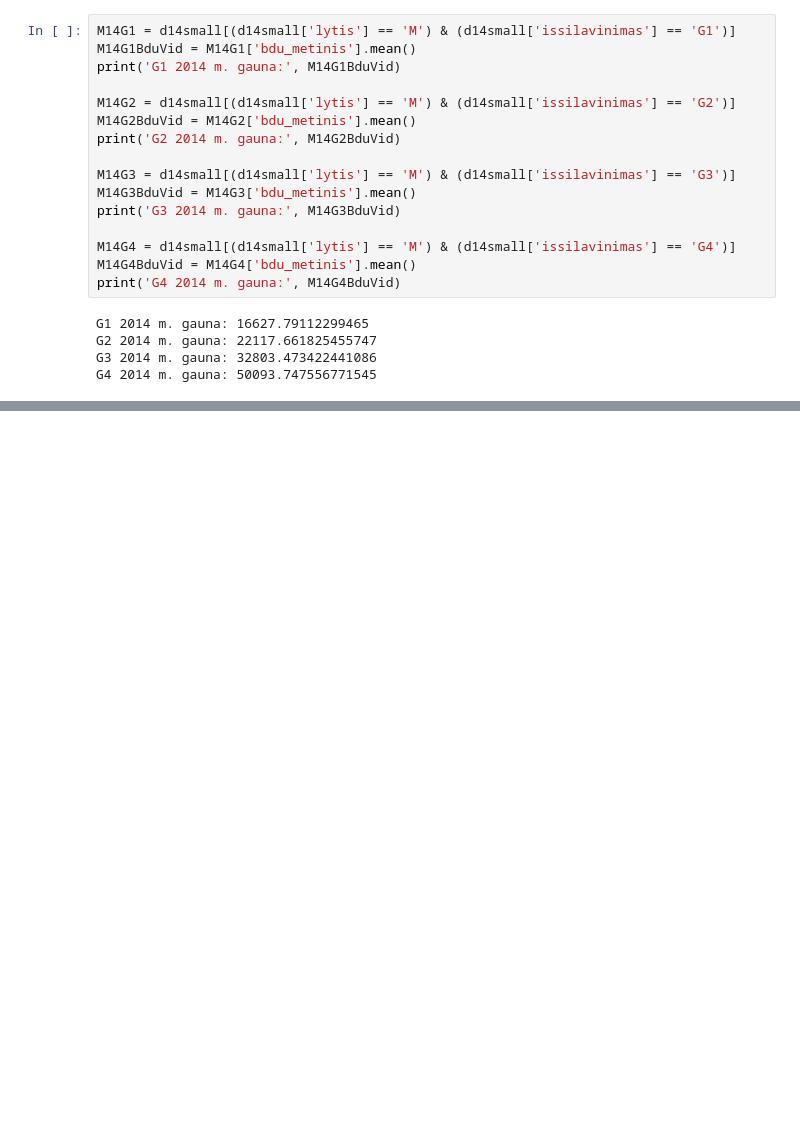
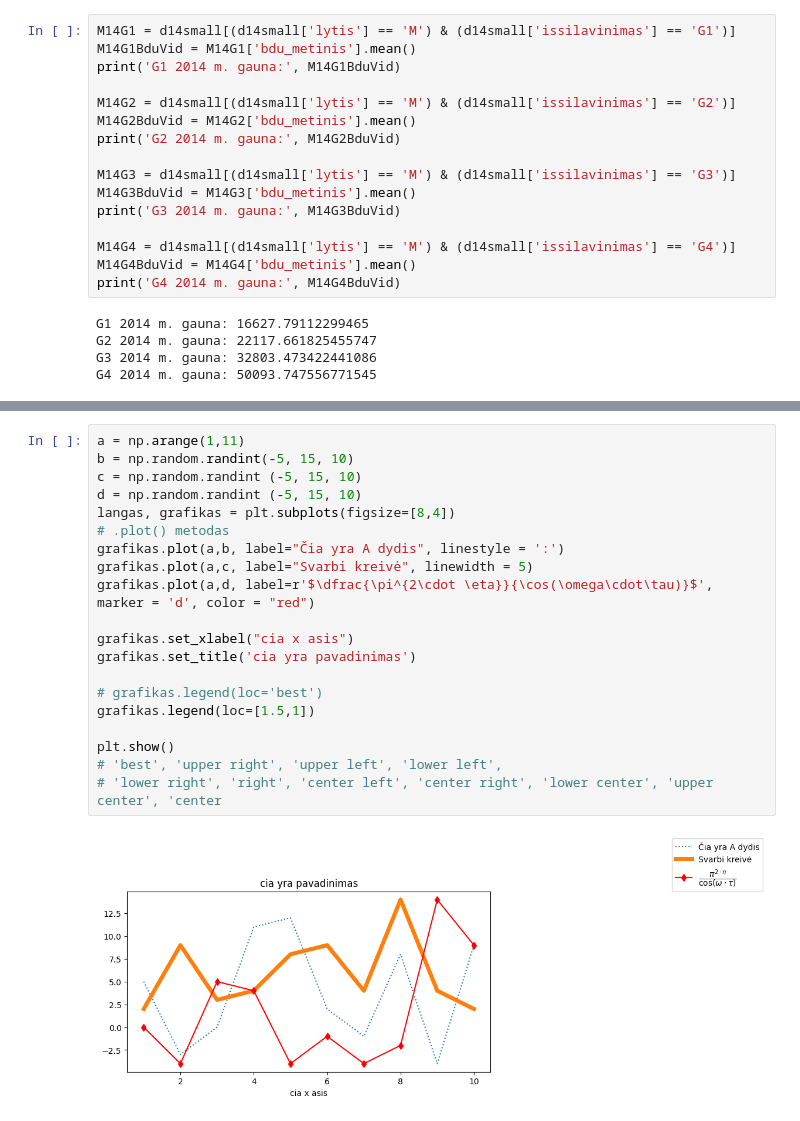
Before and after one commit to Vatakill/JupyterNotebooksR, a Jupyter notebook: pandos.ipynb, the cells around one changed output, grey strips where cells are left out. Saved outputs shown, nothing was run; the diff lists cells and outputs as text; blank space fills up the shorter version.

```diff
--- a/pandos.ipynb
+++ b/pandos.ipynb
@@ -228,0 +522,22 @@ G4 2014 m. gauna: 50093.747556771545
+# %%
+a = np.arange(1,11)
+b = np.random.randint(-5, 15, 10)
+c = np.random.randint (-5, 15, 10)
+d = np.random.randint (-5, 15, 10)
+langas, grafikas = plt.subplots(figsize=[8,4])
+# .plot() metodas
+grafikas.plot(a,b, label="Čia yra A dydis", linestyle = ':')
+grafikas.plot(a,c, label="Svarbi kreivė", linewidth = 5)
+grafikas.plot(a,d, label=r'$\dfrac{\pi^{2\cdot \eta}}{\cos(\omega\cdot\tau)}$', marker = 'd', color = "red")
+
+grafikas.set_xlabel("cia x asis")
+grafikas.set_title('cia yra pavadinimas')
+
+# grafikas.legend(loc='best')
+grafikas.legend(loc=[1.5,1])
+
+plt.show()
+# 'best', 'upper right', 'upper left', 'lower left',
+# 'lower right', 'right', 'center left', 'center right', 'lower center', 'upper center', 'center
+# %% [output]
+[figure, added]
```
Also changed, not shown: parts of 45 cells of this notebook.
